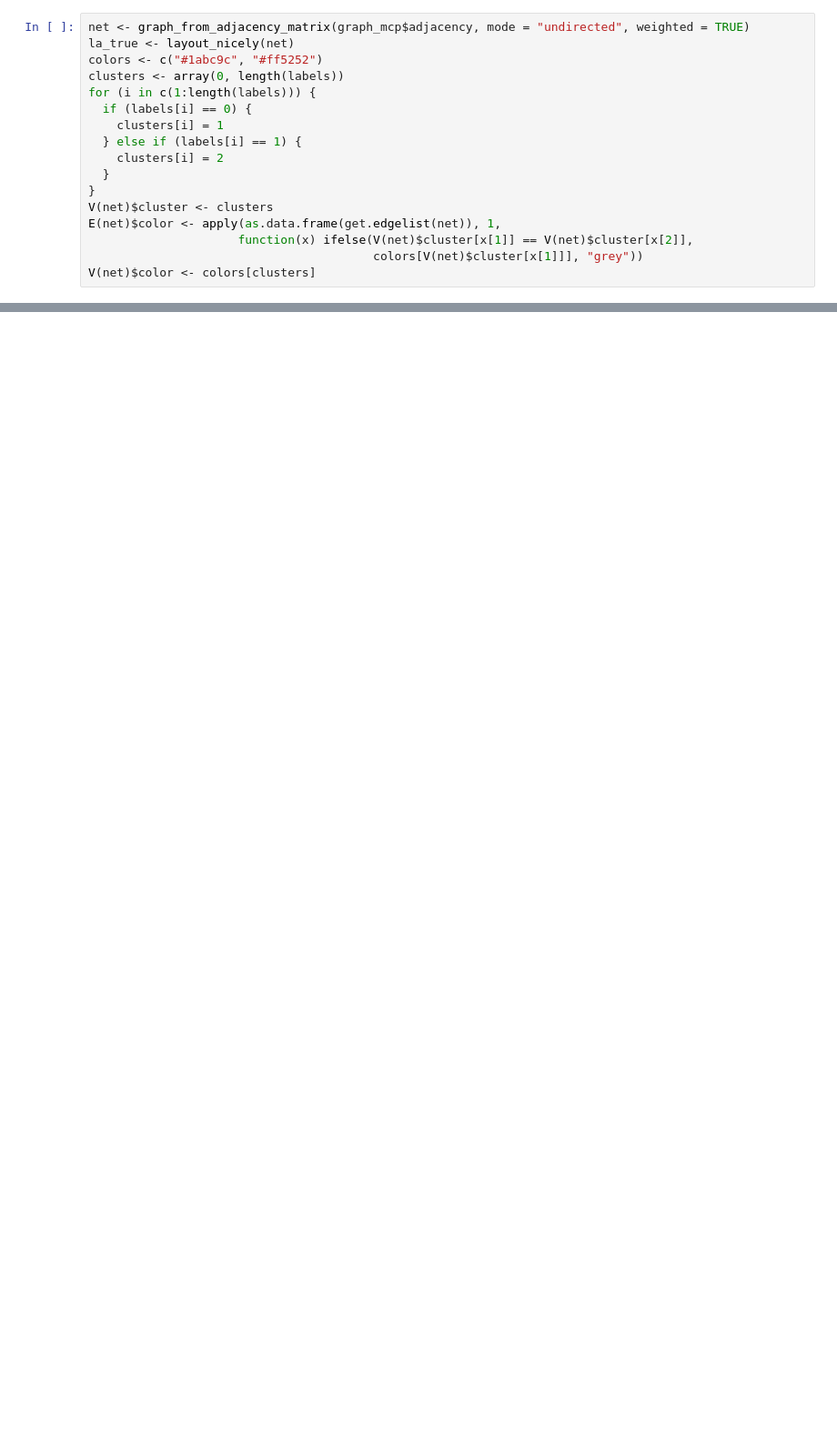
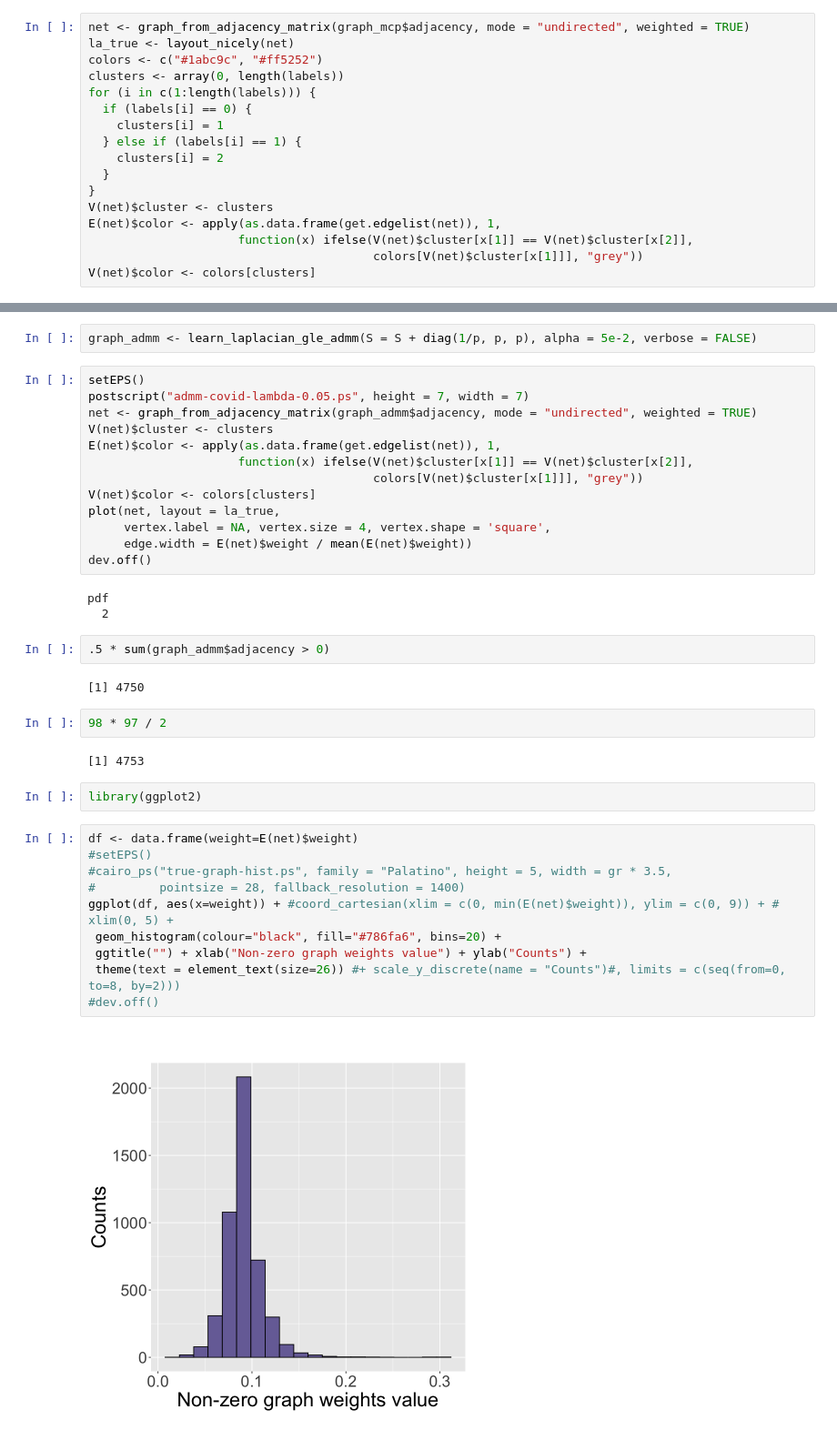
Before and after one commit to convexfi/sparseGraph, a Jupyter notebook: experiments/coronavirus/2019-ncov.ipynb, the cells around one changed output, grey strips where cells are left out. Shown at 91% size. Cells and saved outputs as stored; diff of their text form; blank space fills up the shorter version.

```diff
--- a/experiments/coronavirus/2019-ncov.ipynb
+++ b/experiments/coronavirus/2019-ncov.ipynb
@@ -122,0 +153,40 @@ plot(net, layout = la_true,
+# %%
+graph_admm <- learn_laplacian_gle_admm(S = S + diag(1/p, p, p), alpha = 5e-2, verbose = FALSE)
+# %%
+setEPS()
+postscript("admm-covid-lambda-0.05.ps", height = 7, width = 7)
+net <- graph_from_adjacency_matrix(graph_admm$adjacency, mode = "undirected", weighted = TRUE)
+V(net)$cluster <- clusters
+E(net)$color <- apply(as.data.frame(get.edgelist(net)), 1,
+                     function(x) ifelse(V(net)$cluster[x[1]] == V(net)$cluster[x[2]],
+                                        colors[V(net)$cluster[x[1]]], "grey"))
+V(net)$color <- colors[clusters]
+plot(net, layout = la_true,
+     vertex.label = NA, vertex.size = 4, vertex.shape = 'square',
+     edge.width = E(net)$weight / mean(E(net)$weight))
+dev.off()
+# %% [output]
+pdf
+  2
+# %%
+.5 * sum(graph_admm$adjacency > 0)
+# %% [output]
+[1] 4750
+# %%
+98 * 97 / 2
+# %% [output]
+[1] 4753
+# %%
+library(ggplot2)
+# %%
+df <- data.frame(weight=E(net)$weight)
+#setEPS()
+#cairo_ps("true-graph-hist.ps", family = "Palatino", height = 5, width = gr * 3.5,
+#         pointsize = 28, fallback_resolution = 1400)
+ggplot(df, aes(x=weight)) + #coord_cartesian(xlim = c(0, min(E(net)$weight)), ylim = c(0, 9)) + # xlim(0, 5) +
+ geom_histogram(colour="black", fill="#786fa6", bins=20) +
+ ggtitle("") + xlab("Non-zero graph weights value") + ylab("Counts") +
+ theme(text = element_text(size=26)) #+ scale_y_discrete(name = "Counts")#, limits = c(seq(from=0, to=8, by=2)))
+#dev.off()
+# %% [output]
+[figure, added]
```
Also changed, not shown: parts of 10 cells of this notebook, 4 other files.
